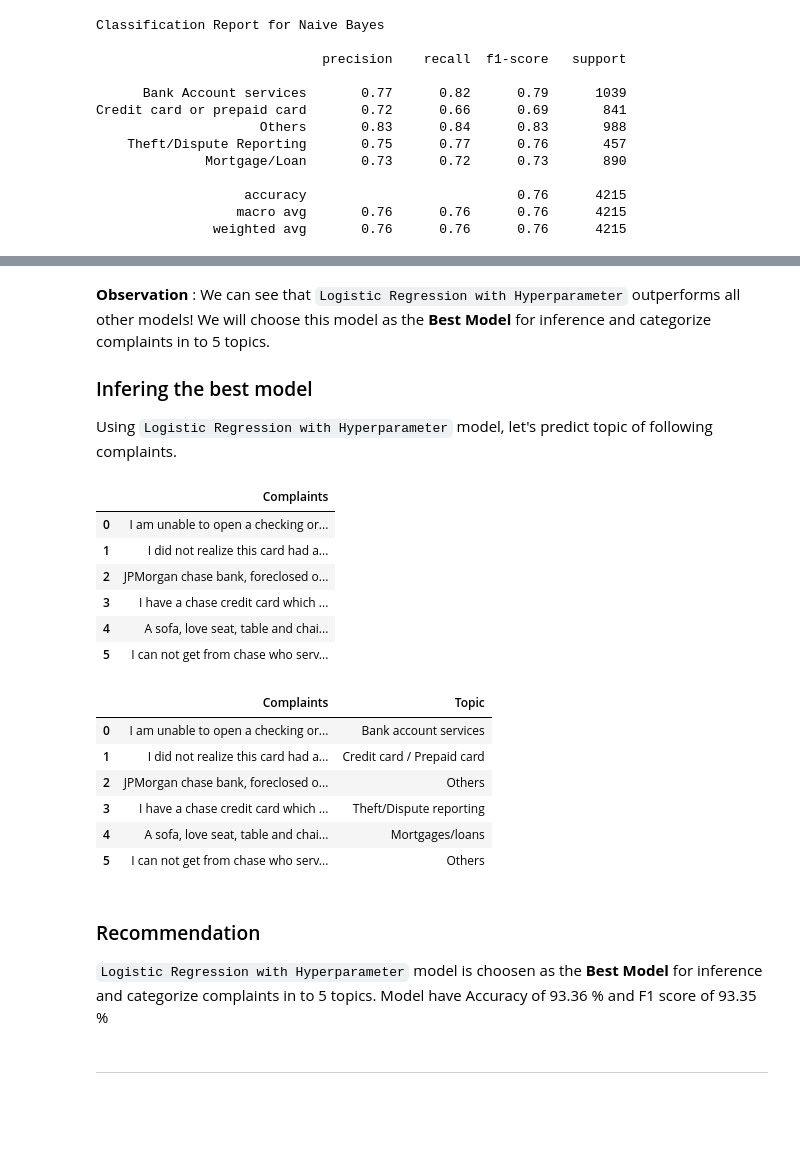
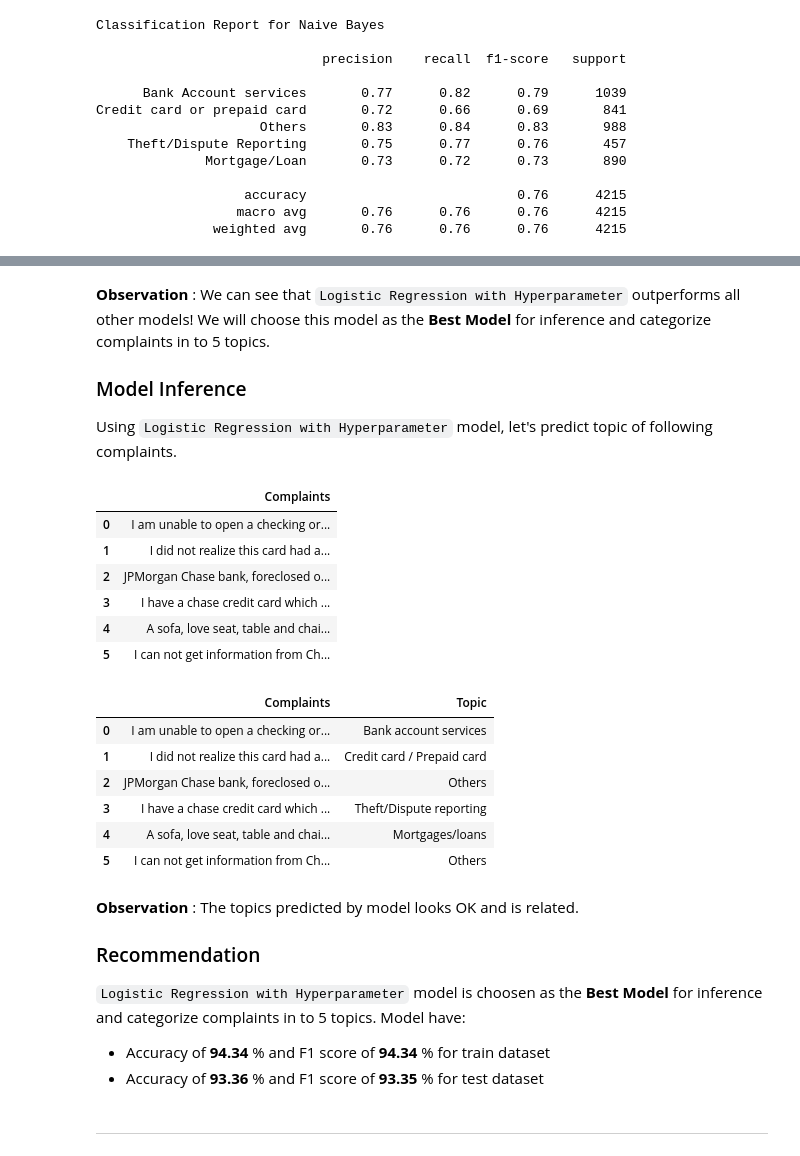
Before and after one commit to Sanjeev-Surendran/Automatic-Ticket-Classification-Case-Study, a Jupyter notebook: Automatic Ticket Classification Case Study.ipynb, the cells around one changed output, grey strips where cells are left out. Saved outputs shown, nothing was run; the diff lists cells and outputs as text; code cells hidden in the pictures; blank space fills up the shorter version.

```diff
--- a/Automatic Ticket Classification Case Study.ipynb
+++ b/Automatic Ticket Classification Case Study.ipynb
@@ -1211,7 +1308,7 @@ metric_df
 **Observation** : We can see that `Logistic Regression with Hyperparameter` outperforms all other models! We will choose this model as the **Best Model** for inference and categorize complaints in to 5 topics.
 
 
-### Infering the best model
+### Model Inference
 
 Using `Logistic Regression with Hyperparameter` model, let's predict topic of following complaints.
 # %%
@@ -1225,23 +1322,23 @@ def topic_predicter(text):
     return Topic_names[predicted[0]]
 # %%
 # Create a dataframe with complaints
-df_complaints = pd.DataFrame({'Complaints': ['I am unable to open a checking or savings account could you please provide me with the discrepancies so i can resolve this matter.',
-                                             'I did not realize this card had a yearly fee. The card I have not used is charging me for an annual fee and late payments to tallying over for a card i haven not used. They closed the account but wont refund the fees',
-                                             'JPMorgan chase bank, foreclosed on me with out bringing me in the foreclosure case, even after i asked them to bring me in. I am the owner of record of the property & the person on the note.',
-                                             'I have a chase credit card which is incorrectly reporting data on my credit report. The company is not helping in resolving the issue.',
-                                             'A sofa, love seat, table and chairs and was never delivered but debit card charged. Bank says visa denied claim, we have no furniture and no money.',
-                                             'I can not get from chase who services my mortgage, who owns it and who has original loan docs and signatures.']})
+df_complaints = pd.DataFrame({'Complaints': ['I am unable to open a checking or savings account. Could you please provide me with the discrepancies so I can resolve this matter.',
+                                             'I did not realize this card had a yearly fee. The card I have not used is charging me for an annual fee and late payments to tally over a card I have not used. They closed the account but will not refund the fees',
+                                             'JPMorgan Chase bank, foreclosed on me without bringing me in the foreclosure case, even after I asked them to bring me in. I am the owner of records of the property & the person on the note.',
+                                             'I have a chase credit card which is incorrectly reporting data on my credit report. The company is not helping with resolving the issue.',
+                                             'A sofa, love seat, table and chairs were never delivered but a debit card was charged. The bank says the visa denied claim, we have no furniture and no money.',
+                                             'I can not get information from Chase, who services my mortgage, who owns it and who has original loan docs and signatures.']})
 
 # View dataframe
 df_complaints
 # %% [output]
 |  | Complaints |
 | 0 | I am unable to open a checking or... |
 | 1 | I did not realize this card had a... |
-| 2 | JPMorgan chase bank, foreclosed o... |
+| 2 | JPMorgan Chase bank, foreclosed o... |
 | 3 | I have a chase credit card which ... |
 | 4 | A sofa, love seat, table and chai... |
-| 5 | I can not get from chase who serv... |
+| 5 | I can not get information from Ch... |
 # %%
 # Predict the topic and display the dataframe
 df_complaints['Topic'] = df_complaints['Complaints'].apply(lambda x: topic_predicter([x]))
@@ -1250,14 +1347,18 @@ df_complaints
 |  | Complaints | Topic |
 | 0 | I am unable to open a checking or... | Bank account services |
 | 1 | I did not realize this card had a... | Credit card / Prepaid card |
-| 2 | JPMorgan chase bank, foreclosed o... | Others |
+| 2 | JPMorgan Chase bank, foreclosed o... | Others |
 | 3 | I have a chase credit card which ... | Theft/Dispute reporting |
 | 4 | A sofa, love seat, table and chai... | Mortgages/loans |
-| 5 | I can not get from chase who serv... | Others |
+| 5 | I can not get information from Ch... | Others |
 # %% [markdown]
+**Observation** : The topics predicted by model looks OK and is related.
+
 ### Recommendation
 
-`Logistic Regression with Hyperparameter` model is choosen as the **Best Model** for inference and categorize complaints in to 5 topics.
-Model have Accuracy of 93.36 % and F1 score of 93.35 %
+``Logistic Regression with Hyperparameter`` model is choosen as the **Best Model** for inference and categorize complaints in to 5 topics.
+Model have:
+* Accuracy of **94.34** % and F1 score of **94.34** % for train dataset
+* Accuracy of **93.36** % and F1 score of **93.35** % for test dataset
 # %% [markdown]
 <hr style="border:1px solid red">
```
Also changed, not shown: parts of 58 cells of this notebook, 1 other file.
